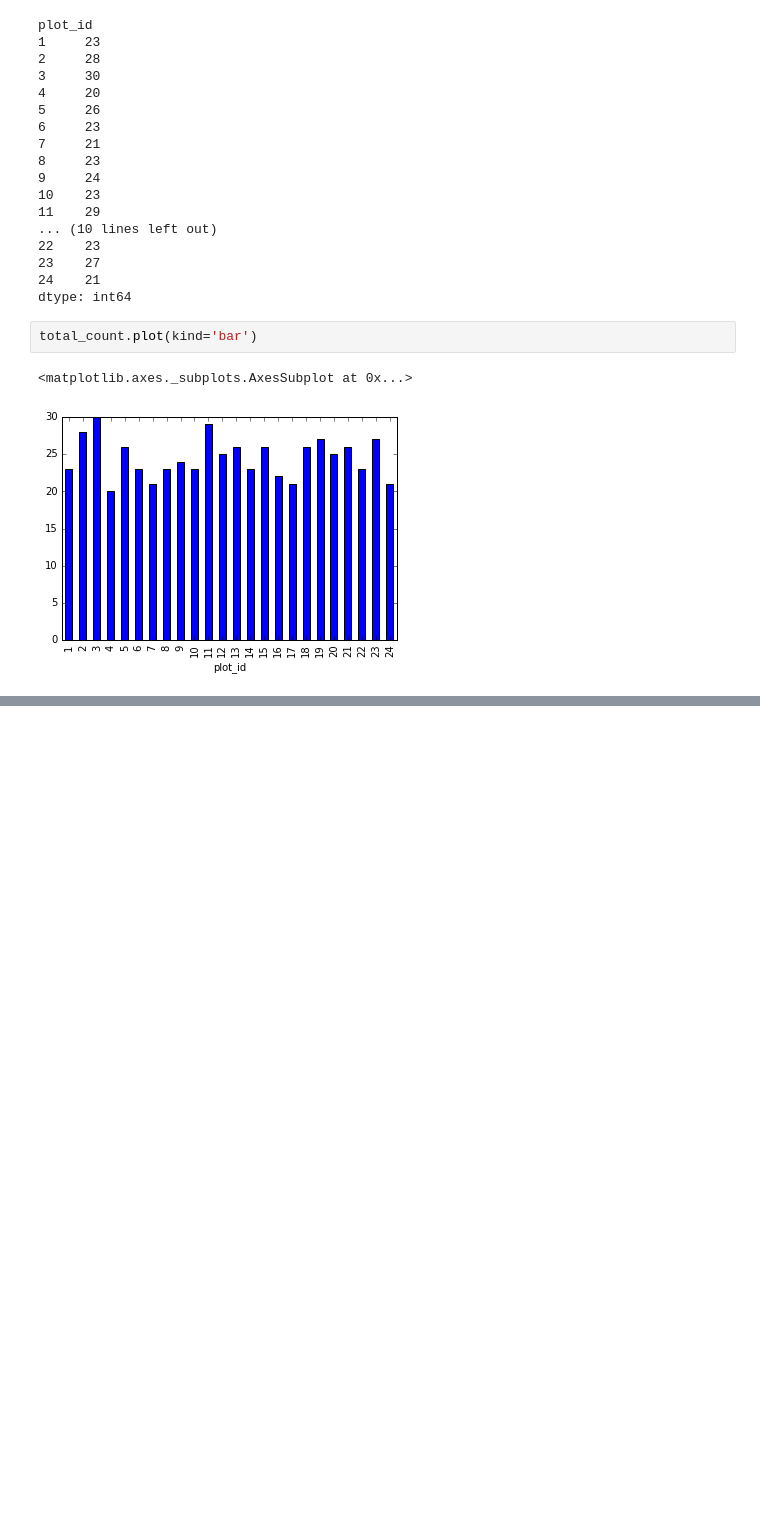
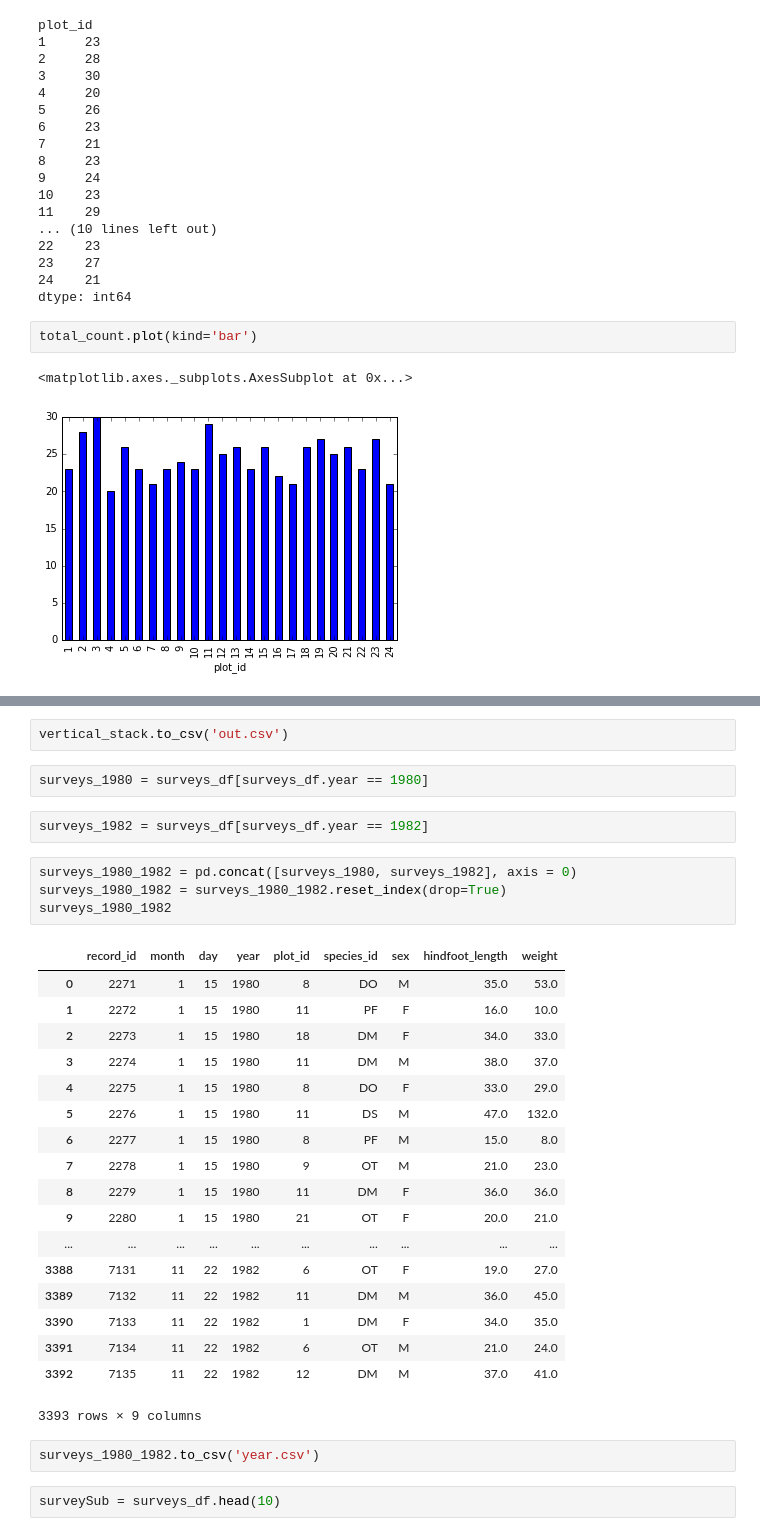
Before and after one commit to lucy6660/SWC_ANU_2016, a Jupyter notebook: ecology.ipynb, the cells around one changed output, grey strips where cells are left out. Cells and saved outputs as stored; diff of their text form; blank space fills up the shorter version.

```diff
--- a/ecology.ipynb
+++ b/ecology.ipynb
@@ -293,0 +394,33 @@ total_count.plot(kind='bar')
+# %%
+vertical_stack.to_csv('out.csv')
+# %%
+surveys_1980 = surveys_df[surveys_df.year == 1980]
+# %%
+surveys_1982 = surveys_df[surveys_df.year == 1982]
+# %%
+surveys_1980_1982 = pd.concat([surveys_1980, surveys_1982], axis = 0)
+surveys_1980_1982 = surveys_1980_1982.reset_index(drop=True)
+surveys_1980_1982
+# %% [output]
+|  | record_id | month | day | year | plot_id | species_id | sex | hindfoot_length | weight |
+| 0 | 2271 | 1 | 15 | 1980 | 8 | DO | M | 35.0 | 53.0 |
+| 1 | 2272 | 1 | 15 | 1980 | 11 | PF | F | 16.0 | 10.0 |
+| 2 | 2273 | 1 | 15 | 1980 | 18 | DM | F | 34.0 | 33.0 |
+| 3 | 2274 | 1 | 15 | 1980 | 11 | DM | M | 38.0 | 37.0 |
+| 4 | 2275 | 1 | 15 | 1980 | 8 | DO | F | 33.0 | 29.0 |
+| 5 | 2276 | 1 | 15 | 1980 | 11 | DS | M | 47.0 | 132.0 |
+| 6 | 2277 | 1 | 15 | 1980 | 8 | PF | M | 15.0 | 8.0 |
+| 7 | 2278 | 1 | 15 | 1980 | 9 | OT | M | 21.0 | 23.0 |
+| 8 | 2279 | 1 | 15 | 1980 | 11 | DM | F | 36.0 | 36.0 |
+| 9 | 2280 | 1 | 15 | 1980 | 21 | OT | F | 20.0 | 21.0 |
+| ... | ... | ... | ... | ... | ... | ... | ... | ... | ... |
+| 3388 | 7131 | 11 | 22 | 1982 | 6 | OT | F | 19.0 | 27.0 |
+| 3389 | 7132 | 11 | 22 | 1982 | 11 | DM | M | 36.0 | 45.0 |
+| 3390 | 7133 | 11 | 22 | 1982 | 1 | DM | F | 34.0 | 35.0 |
+| 3391 | 7134 | 11 | 22 | 1982 | 6 | OT | M | 21.0 | 24.0 |
+| 3392 | 7135 | 11 | 22 | 1982 | 12 | DM | M | 37.0 | 41.0 |
+3393 rows × 9 columns
+# %%
+surveys_1980_1982.to_csv('year.csv')
+# %%
+surveySub = surveys_df.head(10)
```
Also changed, not shown: parts of 18 cells of this notebook, 5 other files.
